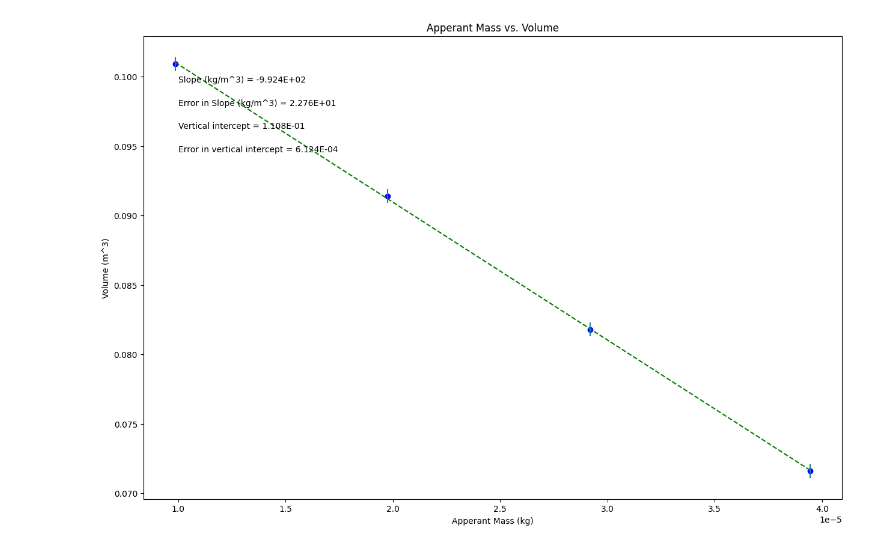
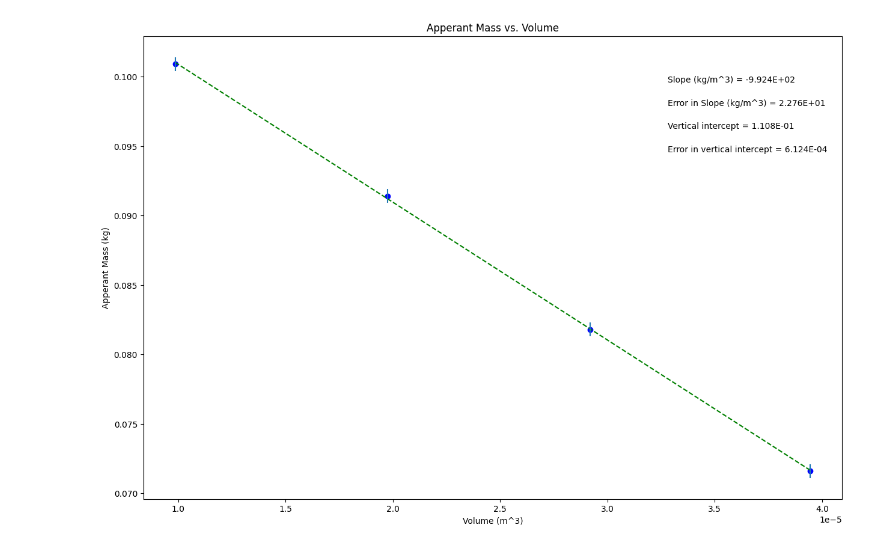
Before and after one commit to TiptonBundy/TiptonBundyPHYXLAB, a Jupyter notebook: Archimedes_Principle.ipynb, the cells around one changed output. Saved outputs shown, nothing was run; the diff lists cells and outputs as text; code cells hidden in the pictures.

```diff
--- a/Archimedes_Principle.ipynb
+++ b/Archimedes_Principle.ipynb
@@ -38,14 +38,14 @@ dy = err_yvariable_Apperant_Mass        #this should be your error in y array
 #UPDATE EACH OF THESE 4 STRINGS FOR YOUR PLOT LABELS AS YOU WANT THEM TO APPEAR
 
 plot_title= 'Apperant Mass vs. Volume'
-x_label= 'Apperant Mass (kg)'
-y_label= 'Volume (m^3)'
+x_label= 'Volume (m^3)'
+y_label= 'Apperant Mass (kg)'
 slope_units= 'kg/m^3'
 
 #UPDATE ANNOTATION PLACEMENT SO IT'S OUT OF WAY OF PLOTTED DATA AND BEST FIT LINE
 #integer from 1 to 4, top R corner is 1 (counter-clockwise from there)
 
-annotation_placement=2
+annotation_placement=1
 
 
 #-----------------------------------------------------------------------#
@@ -92,31 +92,31 @@ elif annotation_placement==3 or annotation_placement==4:
 #Don't need to change anything in this section!
 
 #Plot data on graph. Plot error bars and place values for slope,
 #error in slope, and vertical intercept (plus error) on the plot using "annotate"
 
 plt.figure(figsize=(15,10))
 
 plt.plot(x, fit, color='green', linestyle='--')
 plt.scatter(x, y, color='blue', marker='o')
 
 plt.xlabel(x_label)
 plt.ylabel(y_label)
 plt.title(plot_title)
 
 plt.errorbar(x, y, yerr=dy, xerr=None, fmt="none") #don't need to plot x error bars
 
 plt.annotate('Slope ({}) = {value:.{digits}E}'.format(slope_units,value=m, digits=3),
              (xpos, ypos[0]), xycoords='axes fraction')
 
 plt.annotate('Error in Slope ({}) = {value:.{digits}E}'.format(slope_units,value=dm, digits=3),
              (xpos, ypos[1]), xycoords='axes fraction')
 
 plt.annotate('Vertical intercept = {value:.{digits}E}'.format(value=b, digits=3),
              (xpos, ypos[2]), xycoords='axes fraction')
 
 plt.annotate('Error in vertical intercept = {value:.{digits}E}'.format(value=db, digits=3),
              (xpos, ypos[3]), xycoords='axes fraction')
 
 plt.show()
 # %% [output]
-[figure, old version]
+[figure, new version]
```
